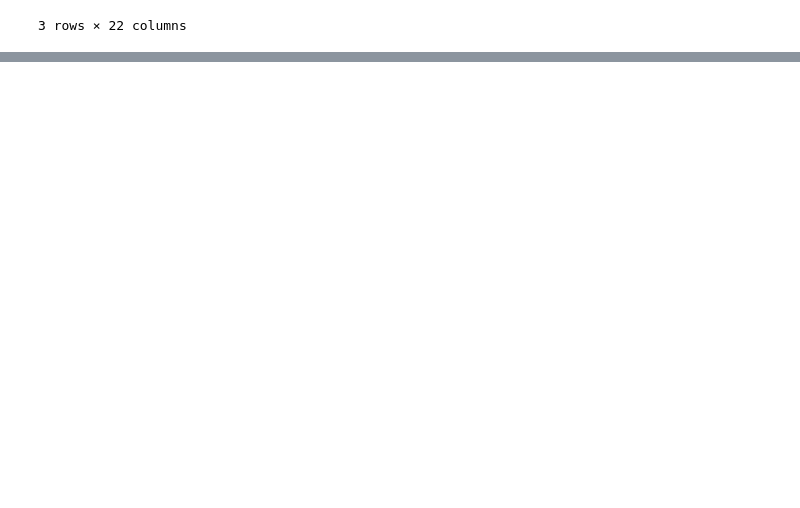
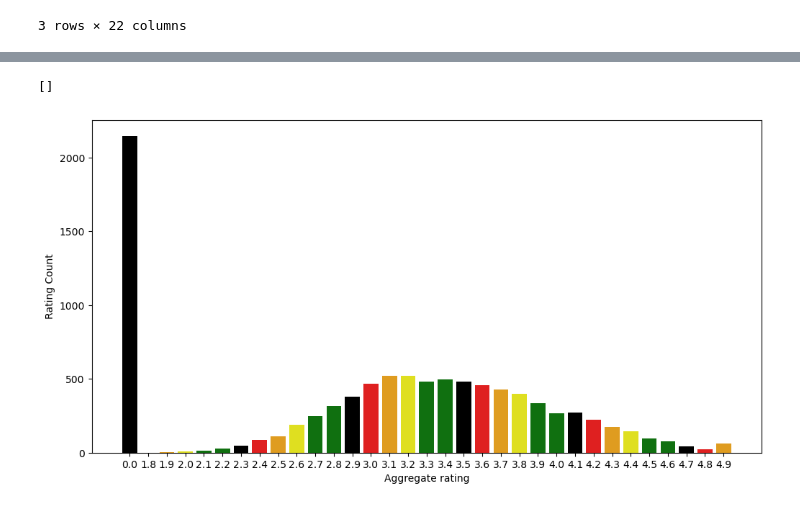
Before and after one commit to hsnaidu/DS_L, a Jupyter notebook: EDA/EDA_One.ipynb, the cells around one changed output, grey strips where cells are left out. Cells and saved outputs as stored; diff of their text form; code cells hidden in the pictures; blank space fills up the shorter version.

```diff
--- a/EDA/EDA_One.ipynb
+++ b/EDA/EDA_One.ipynb
@@ -152,0 +216,3 @@ df.head(3)
+# %%
+ratings = df.groupby(['Aggregate rating', 'Rating color', 'Rating text']).size().reset_index().rename(columns={0:'Rating Count'})
+# Rename : where ever col is 0 as Rating Count
@@ -152,0 +236,4 @@ df.head(3)
+# %%
+sns.barplot(x='Aggregate rating',y='Rating Count',data = ratings)
+matplotlib.rcParams['figure.figsize'] = (12,6)
+plt.plot()
@@ -152,0 +243,13 @@ df.head(3)
+# %%
+# WE CAN ADD COLOR BASE ON A COLUMNS USING HUE
+#           sns.barplot(x='Aggregate rating',y='Rating Count',data = ratings, hue='Rating color')
+
+# but the colors are not matching so we use PALLET to give our own colors
+
+sns.barplot(x='Aggregate rating',y='Rating Count',data = ratings,palette=['black','red','orange','yellow','green','green'])
+matplotlib.rcParams['figure.figsize'] = (12,6)
+plt.plot()
+# MAX NUMBER OF DATA ARE FOUND BTW 2.5 TO 4.5
+# %% [output]
+[]
+[figure, added]
```
Also changed, not shown: parts of 36 cells of this notebook.
